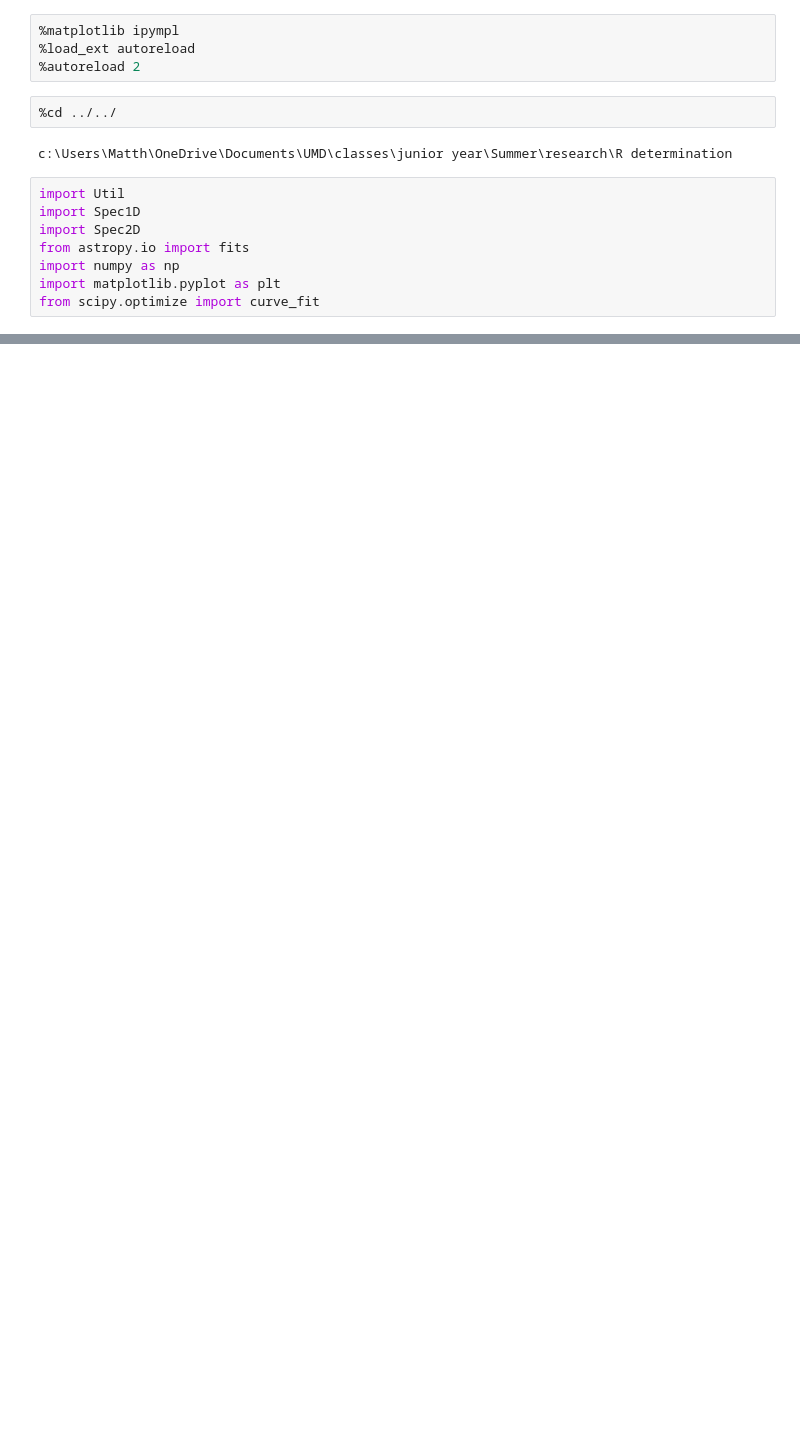
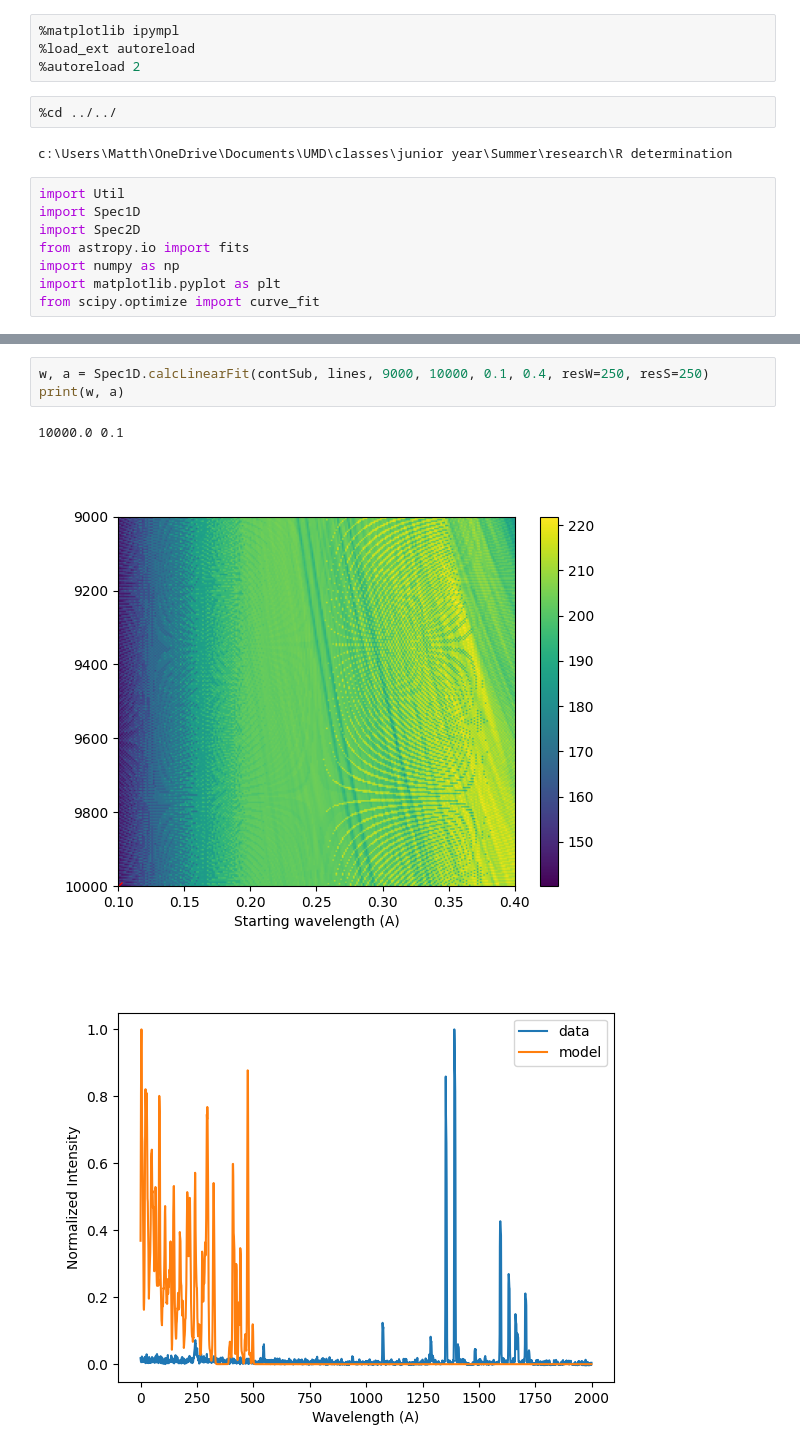
Before and after one commit to MatthewPrem/SpecWavUtils, a Jupyter notebook: YJ/vph300/findR.ipynb, the cells around one changed output, grey strips where cells are left out. Saved outputs shown, nothing was run; the diff lists cells and outputs as text; blank space fills up the shorter version.

```diff
--- a/YJ/vph300/findR.ipynb
+++ b/YJ/vph300/findR.ipynb
@@ -54,0 +66,7 @@ ax[1].plot(contSub)
+# %%
+w, a = Spec1D.calcLinearFit(contSub, lines, 9000, 10000, 0.1, 0.4, resW=250, resS=250)
+print(w, a)
+# %% [output]
+10000.0 0.1
+[figure, added]
+[figure, added]
```
Also changed, not shown: parts of 3 cells of this notebook, 2 other files.
